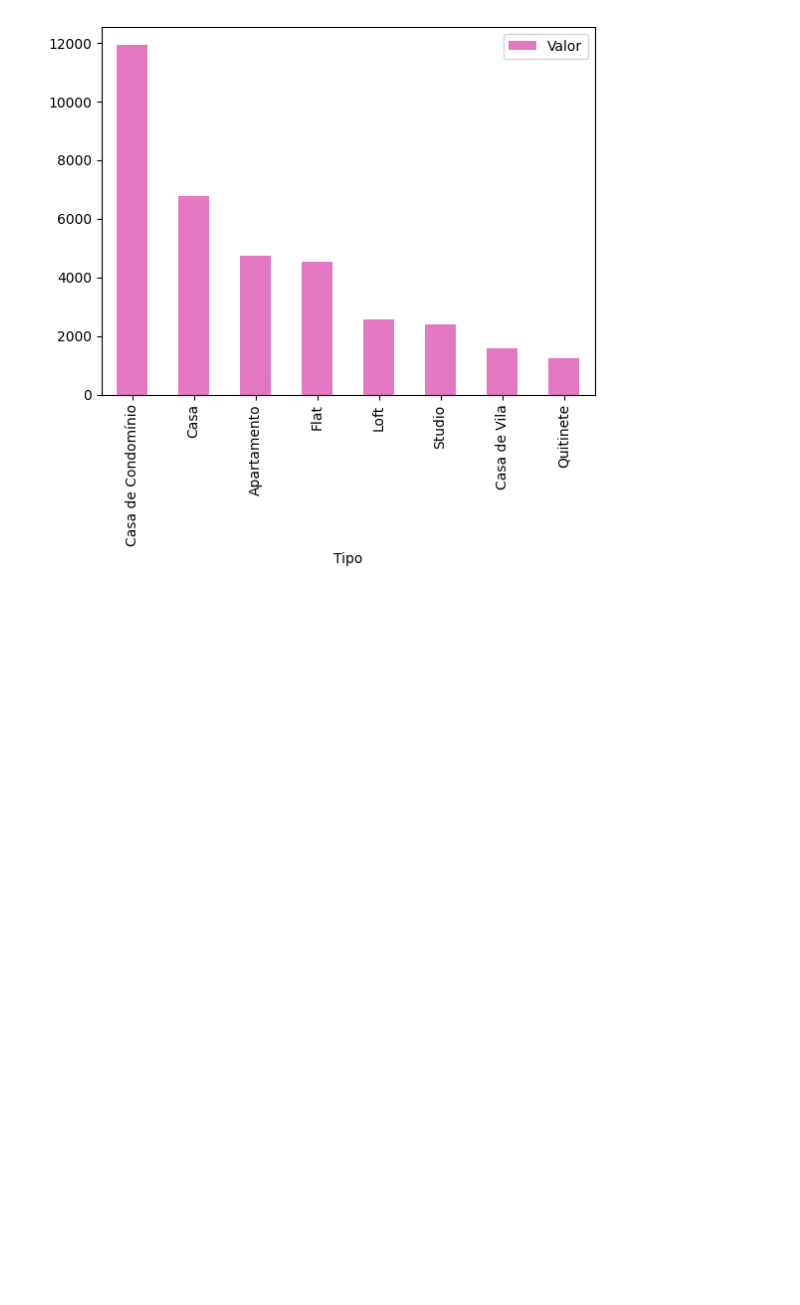
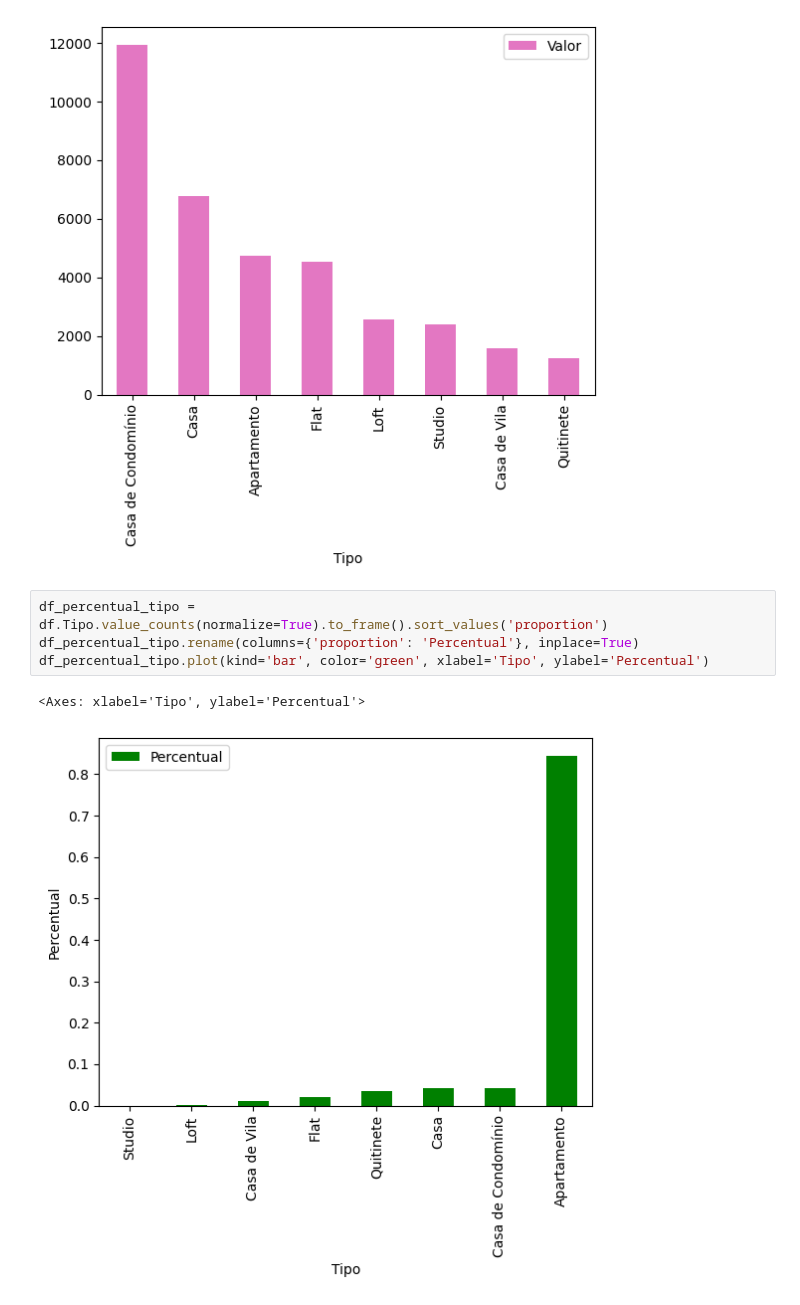
Before and after one commit to gilberto-ribeiro/python-projects, a Jupyter notebook: alura/pandas_conhecendo_a_biblioteca/projeto_imobiliaria.ipynb, the cells around one changed output. Cells and saved outputs as stored; diff of their text form; blank space fills up the shorter version.

```diff
--- a/alura/pandas_conhecendo_a_biblioteca/projeto_imobiliaria.ipynb
+++ b/alura/pandas_conhecendo_a_biblioteca/projeto_imobiliaria.ipynb
@@ -146,3 +146,10 @@ df_preco_tipo_esidencial.plot(kind='bar', color='C6')
 # %% [output]
 <Axes: xlabel='Tipo'>
 [figure]
+# %%
+df_percentual_tipo = df.Tipo.value_counts(normalize=True).to_frame().sort_values('proportion')
+df_percentual_tipo.rename(columns={'proportion': 'Percentual'}, inplace=True)
+df_percentual_tipo.plot(kind='bar', color='green', xlabel='Tipo', ylabel='Percentual')
+# %% [output]
+<Axes: xlabel='Tipo', ylabel='Percentual'>
+[figure, added]
```
Also changed, not shown: parts of 15 cells of this notebook.
